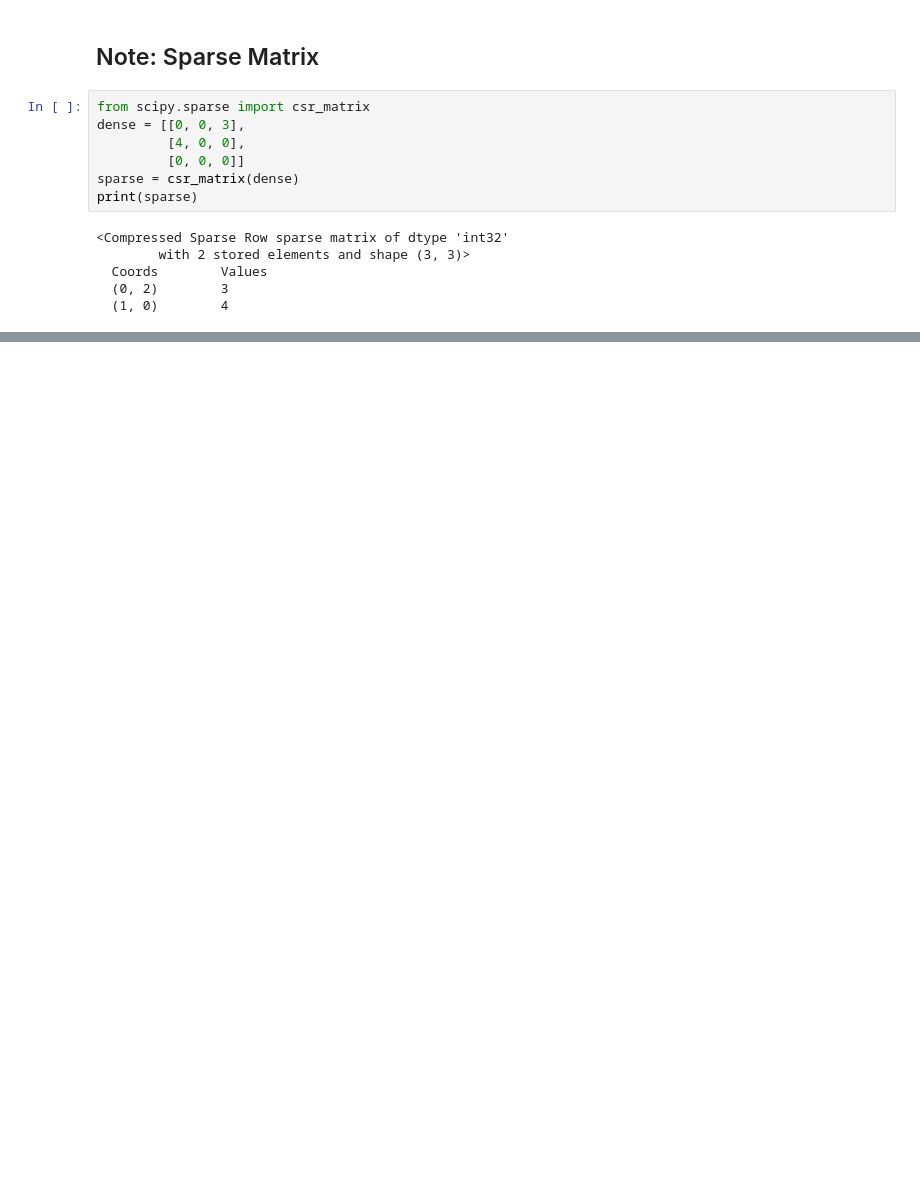
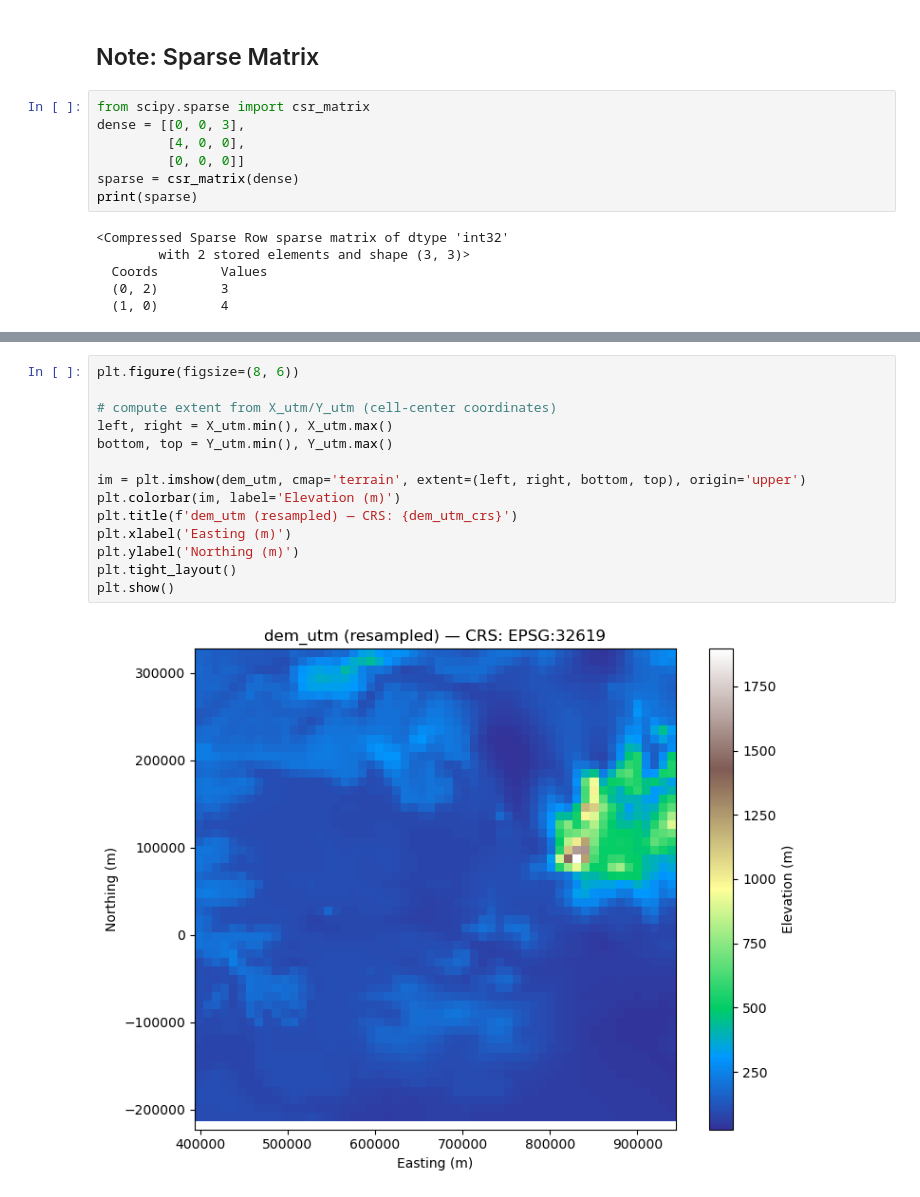
Before and after one commit to movephutthaphaiboon/raster-based-least-cost-path-analysis, a Jupyter notebook: simple least cost path.ipynb, the cells around one changed output, grey strips where cells are left out. Saved outputs shown, nothing was run; the diff lists cells and outputs as text; blank space fills up the shorter version.

```diff
--- a/simple least cost path.ipynb
+++ b/simple least cost path.ipynb
@@ -149,0 +360,16 @@ print(sparse)
+# %%
+plt.figure(figsize=(8, 6))
+
+# compute extent from X_utm/Y_utm (cell-center coordinates)
+left, right = X_utm.min(), X_utm.max()
+bottom, top = Y_utm.min(), Y_utm.max()
+
+im = plt.imshow(dem_utm, cmap='terrain', extent=(left, right, bottom, top), origin='upper')
+plt.colorbar(im, label='Elevation (m)')
+plt.title(f'dem_utm (resampled) — CRS: {dem_utm_crs}')
+plt.xlabel('Easting (m)')
+plt.ylabel('Northing (m)')
+plt.tight_layout()
+plt.show()
+# %% [output]
+[figure, added]
```
Also changed, not shown: parts of 12 cells of this notebook.
